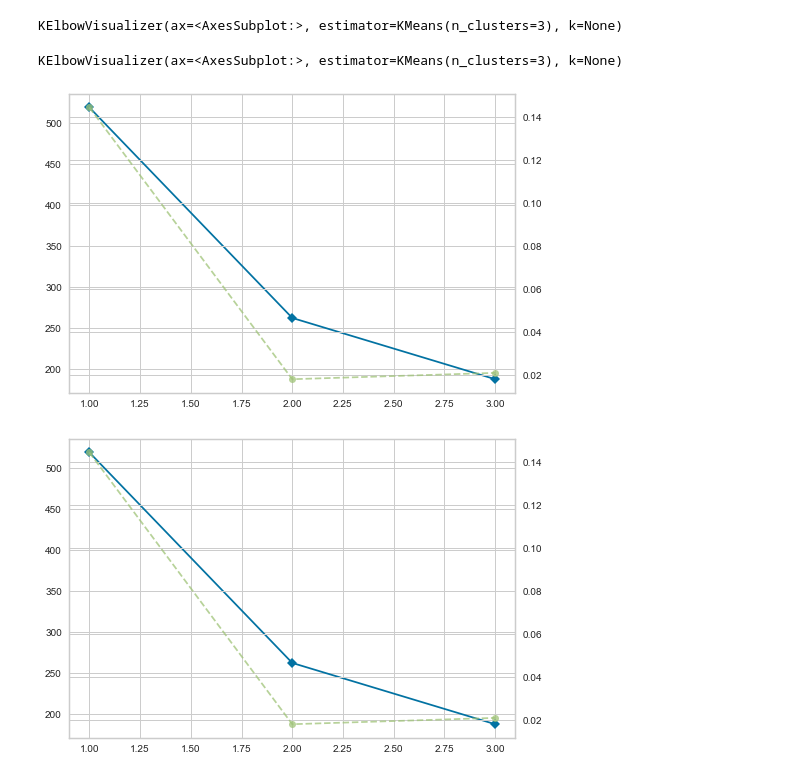
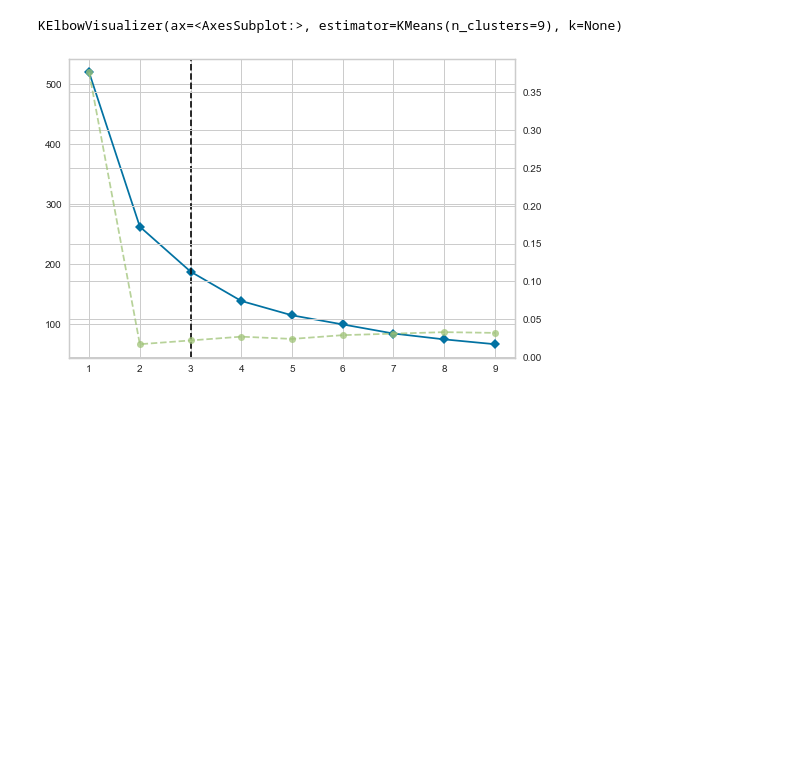
Before and after one commit to saeyaneom/Potential_Decline_Region_Analysis, a Jupyter notebook: 인구사회.ipynb, the cells around one changed output. Drawn from its saved outputs; the diff is of its cells as text; code cells hidden in the pictures; blank space fills up the shorter version.

```diff
--- a/인구사회.ipynb
+++ b/인구사회.ipynb
@@ -486,15 +408,13 @@ std_data = std.fit_transform(data)
 # %%
 from sklearn.cluster import KMeans
 from yellowbrick.cluster import KElbowVisualizer
 
 model = KMeans()
-visualizer = KElbowVisualizer(model, k=(1,4))
+visualizer = KElbowVisualizer(model, k=(1,10))
 visualizer.fit(std_data)
 # %% [output]
-KElbowVisualizer(ax=<AxesSubplot:>, estimator=KMeans(n_clusters=3), k=None)
+KElbowVisualizer(ax=<AxesSubplot:>, estimator=KMeans(n_clusters=9), k=None)
-KElbowVisualizer(ax=<AxesSubplot:>, estimator=KMeans(n_clusters=3), k=None)
-[figure, old version]
+[figure, new version]
-[figure, removed]
 # %%
 model = KMeans(n_clusters =3, random_state = 20)
 # %%
```
Also changed, not shown: parts of 29 cells of this notebook, 14 other files.
